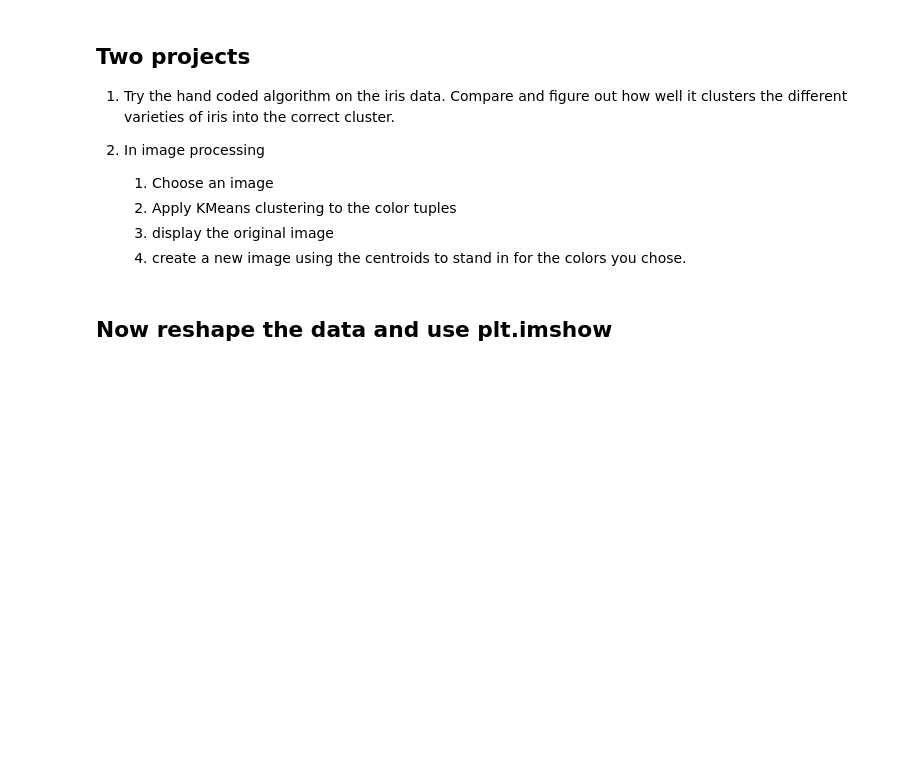
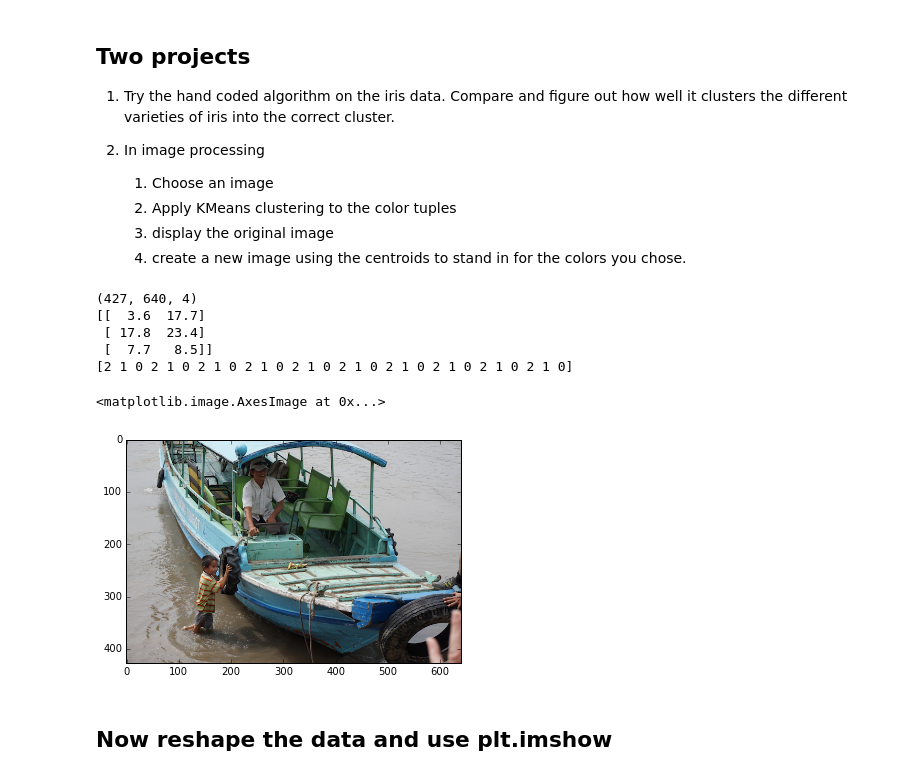
Before and after one commit to bnmnetp/DS420, a Jupyter notebook: KMeansClustering.ipynb, the cells around one changed output. Saved outputs shown, nothing was run; the diff lists cells and outputs as text; code cells hidden in the pictures; blank space fills up the shorter version.

```diff
--- a/KMeansClustering.ipynb
+++ b/KMeansClustering.ipynb
@@ -107,2 +100,27 @@ pixels = list(im.getdata())
+# %%
+from PIL import Image
+import numpy as np
+
+im = Image.open('delta.png')
+data = np.array(im)
+print(data.shape)
+x = data.reshape(427*640,4)
+# Now x should be pretty much in shape to use the clustering algorithm on.
+# If you go ahead and use the sklearn clustering then you can get two important arrays back
+print(kmm.cluster_centers_)
+print(kmm.labels_)
+# The results of kmm.predict will tell you the label for each pixel.  If you index into the cluster_centers_ array using the
+# label as the index that will give you the appropriate rgb values to use to replace the rgb value in the x array.
+y = x.reshape(427,640,4)
+newim = Image.fromarray(y)
+plt.imshow(newim)
+# %% [output]
+(427, 640, 4)
+[[  3.6  17.7]
+ [ 17.8  23.4]
+ [  7.7   8.5]]
+[2 1 0 2 1 0 2 1 0 2 1 0 2 1 0 2 1 0 2 1 0 2 1 0 2 1 0 2 1 0]
+<matplotlib.image.AxesImage at 0x...>
+[figure, added]
 # %% [markdown]
 ## Now reshape the data and use plt.imshow
```
Also changed, not shown: parts of 6 cells of this notebook.
